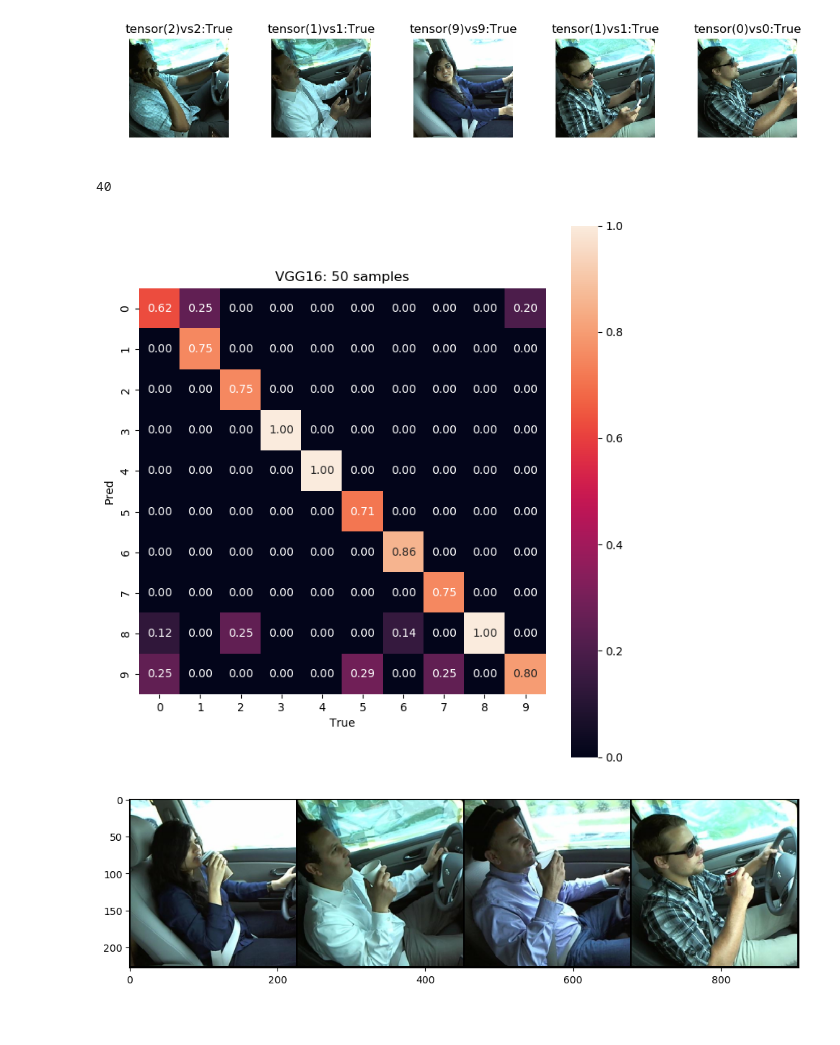
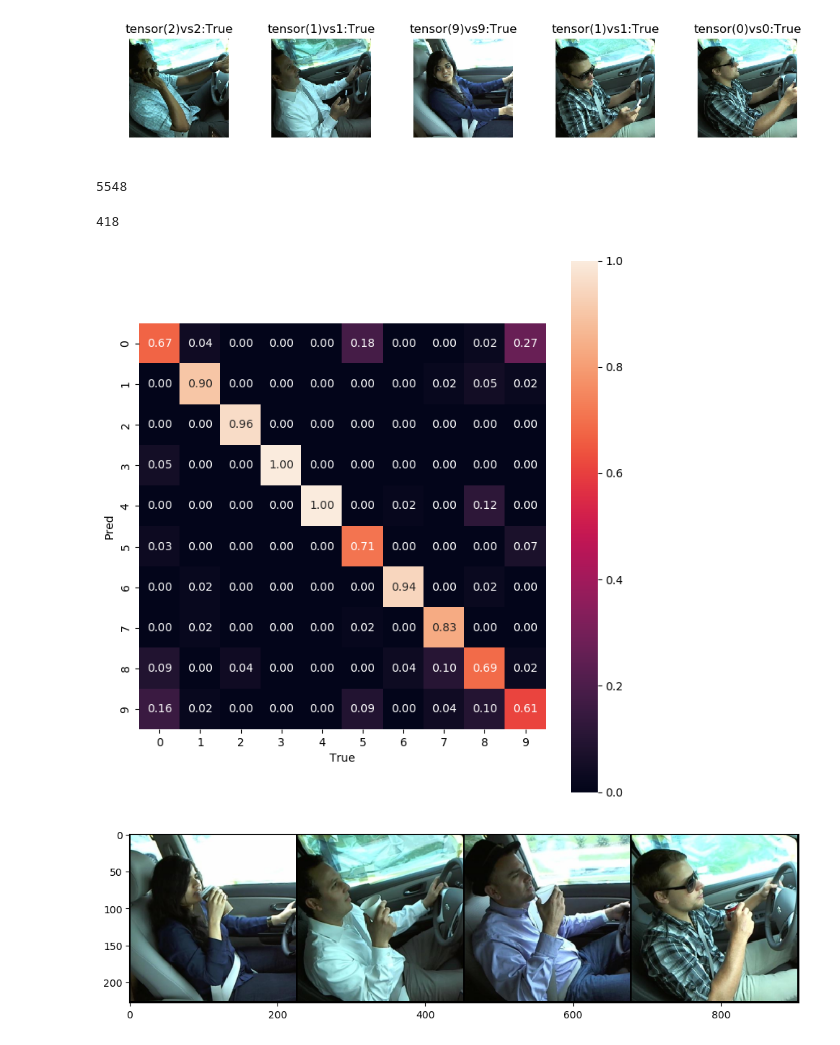
Before and after one commit to Xannadoo/AML_Classifying_distracted_drivers, a Jupyter notebook: statefarm_drivers_02_vgg.ipynb, the cells around one changed output. Drawn from its saved outputs; the diff is of its cells as text; code cells hidden in the pictures.

```diff
--- a/statefarm_drivers_02_vgg.ipynb
+++ b/statefarm_drivers_02_vgg.ipynb
@@ -447,16 +459,18 @@ plt.show()
 # %% [output]
 [figure]
 # %%
-# get counts of files
-""" count = 0
+# get counts of files for max confusion matrix - janky approach
+count = 0
 for folder in os.listdir('src/val_m'):
     for file in os.listdir('src/val_m/'+folder):
         count += 1
-count """;
+count
+# %% [output]
+5548
 # %%
 # get larger sample
 np.random.seed(42)
-images, labels = get_random_images(50, 'src/val_m')
+images, labels = get_random_images(500, 'src/val_m')
 res = []
 for ii in tqdm(range(len(images[0]))):
     image = to_pil(images[0][ii,])
@@ -466,21 +480,21 @@ for ii in tqdm(range(len(images[0]))):
 # %%
 # create confusion matrix of sample
 print(sum([1 if i == j else 0 for i,j in zip(res, labels[0])]))
 
 _, counts = np.unique(np.array(res), return_counts=True)
 
 conf = confusion_matrix(y_true=labels[0], y_pred=res)
 
 _, ax = plt.subplots(1,1, figsize=(7,7))
 
 sns.heatmap(conf/counts, annot=True, fmt='.2f', square=True, ax=ax)
 plt.xlabel('True')
 plt.ylabel('Pred')
-plt.title(f"VGG16: {len(res)} samples")
+#plt.title(f"VGG16: {len(res)} samples")
 plt.tight_layout();
 # %% [output]
-40
+418
-[figure, old version]
+[figure, new version]
 # %%
 def feature_importance(model, images, category):
     ##from exercises
```
Also changed, not shown: parts of 11 cells of this notebook, 19 other files.
